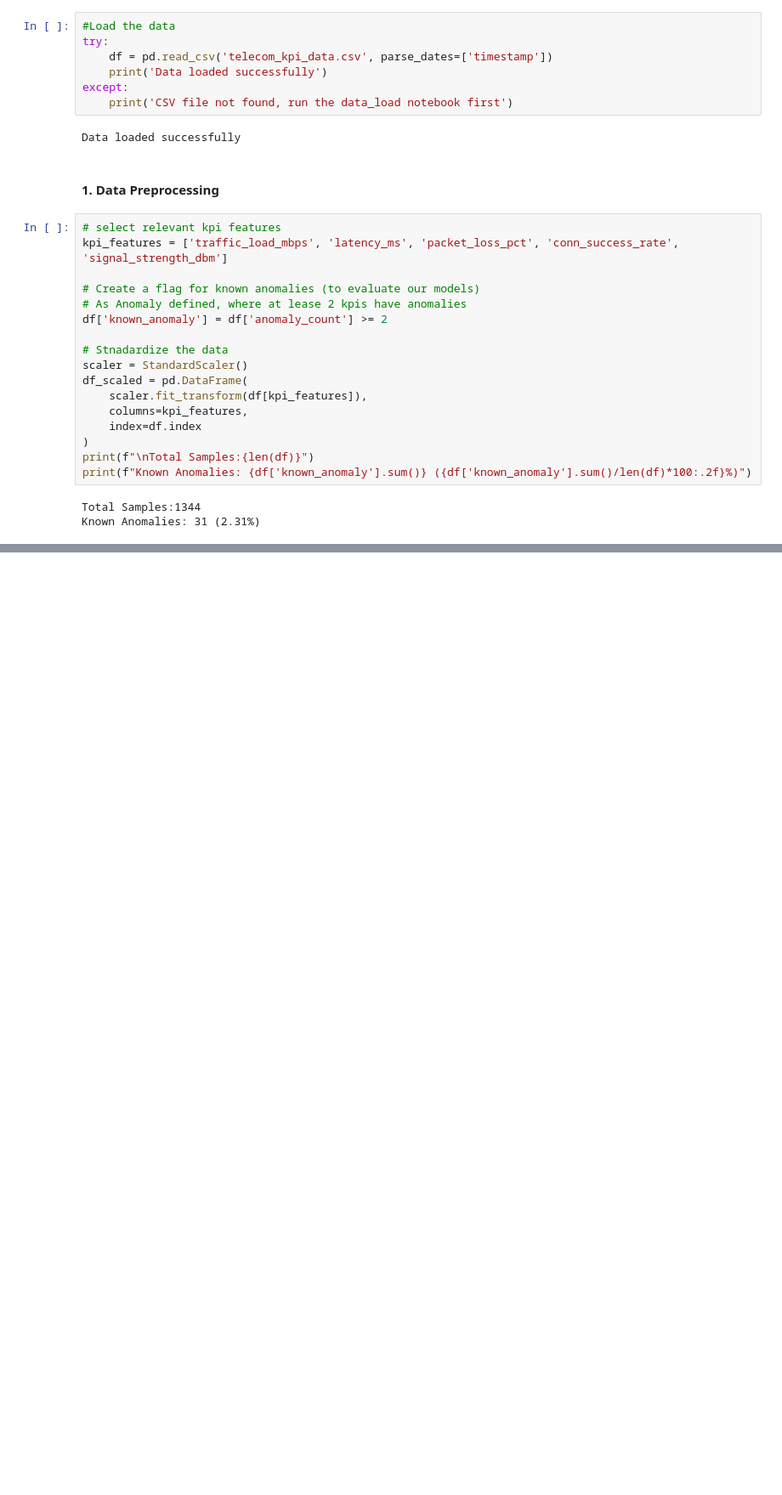
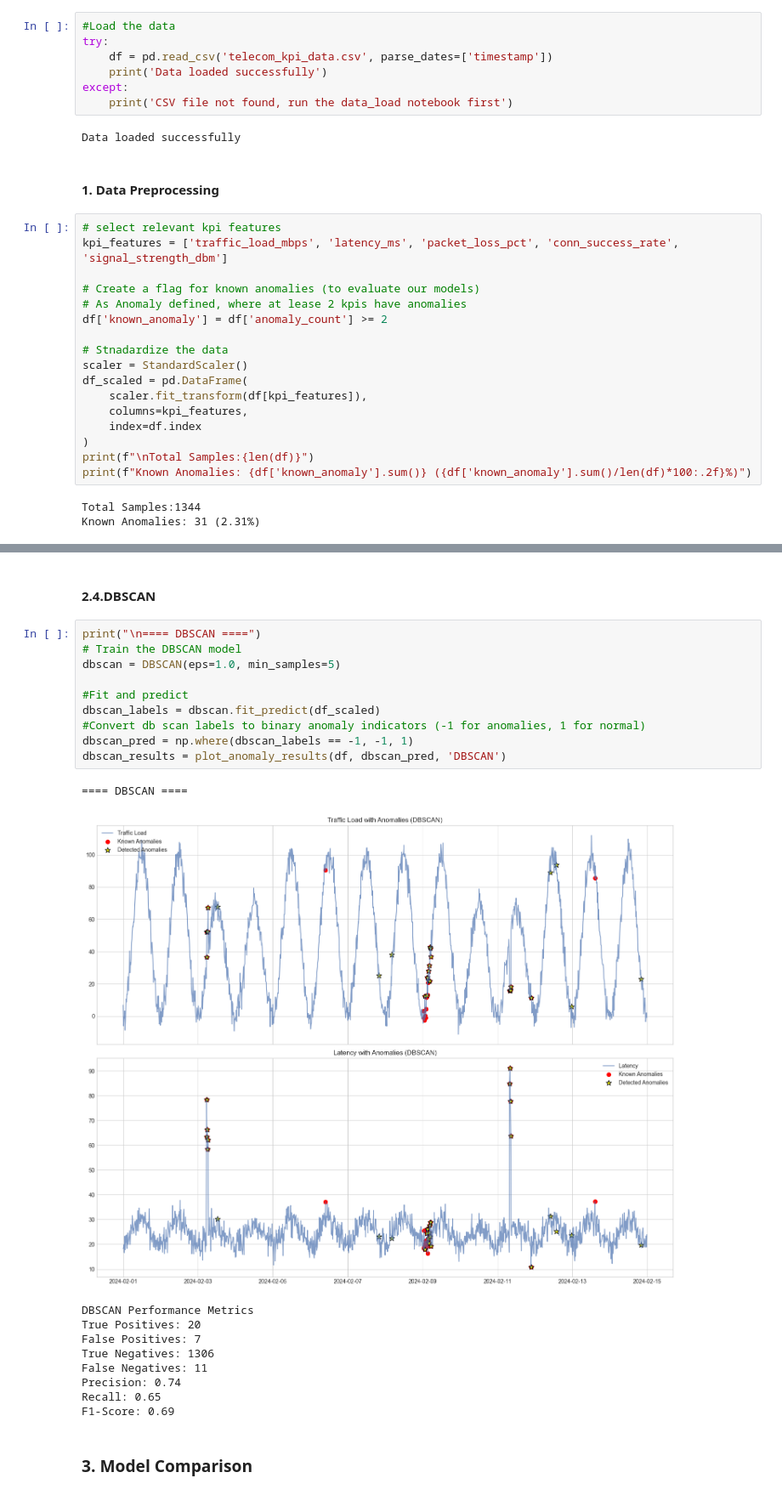
Before and after one commit to kiran2906/telecom_nw_anomaly, a Jupyter notebook: notebooks/anomaly_detection_models.ipynb, the cells around one changed output, grey strips where cells are left out. Shown at 85% size. Drawn from its saved outputs; the diff is of its cells as text; blank space fills up the shorter version.

```diff
--- a/notebooks/anomaly_detection_models.ipynb
+++ b/notebooks/anomaly_detection_models.ipynb
@@ -52,0 +185,25 @@ Known Anomalies: 31 (2.31%)
+# %% [markdown]
+#### 2.4.DBSCAN
+# %%
+print("\n==== DBSCAN ====")
+# Train the DBSCAN model
+dbscan = DBSCAN(eps=1.0, min_samples=5)
+
+#Fit and predict
+dbscan_labels = dbscan.fit_predict(df_scaled)
+#Convert db scan labels to binary anomaly indicators (-1 for anomalies, 1 for normal)
+dbscan_pred = np.where(dbscan_labels == -1, -1, 1)
+dbscan_results = plot_anomaly_results(df, dbscan_pred, 'DBSCAN')
+# %% [output]
+==== DBSCAN ====
+[figure, added]
+DBSCAN Performance Metrics
+True Positives: 20
+False Positives: 7
+True Negatives: 1306
+False Negatives: 11
+Precision: 0.74
+Recall: 0.65
+F1-Score: 0.69
+# %% [markdown]
+### 3. Model Comparison
```
Also changed, not shown: parts of 8 cells of this notebook, 4 other files.
